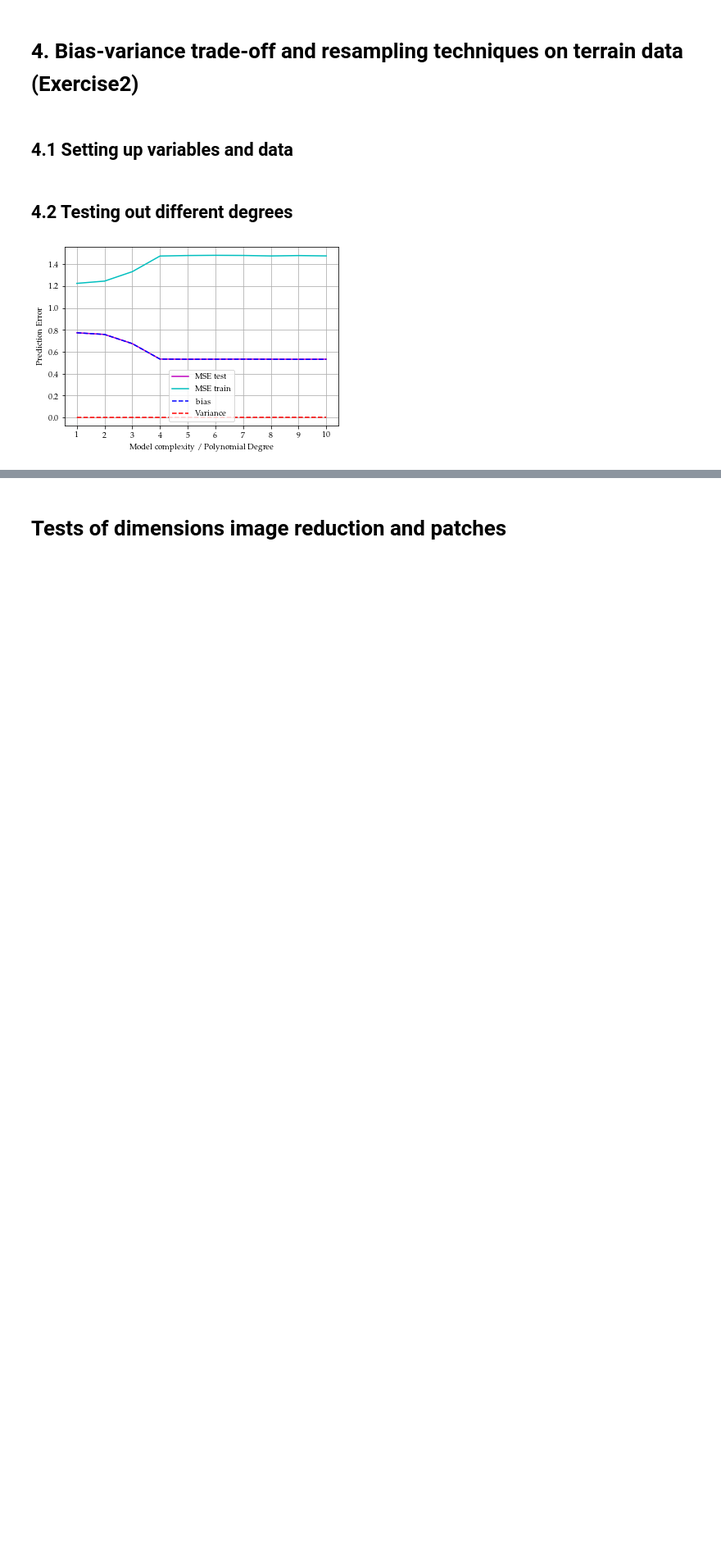
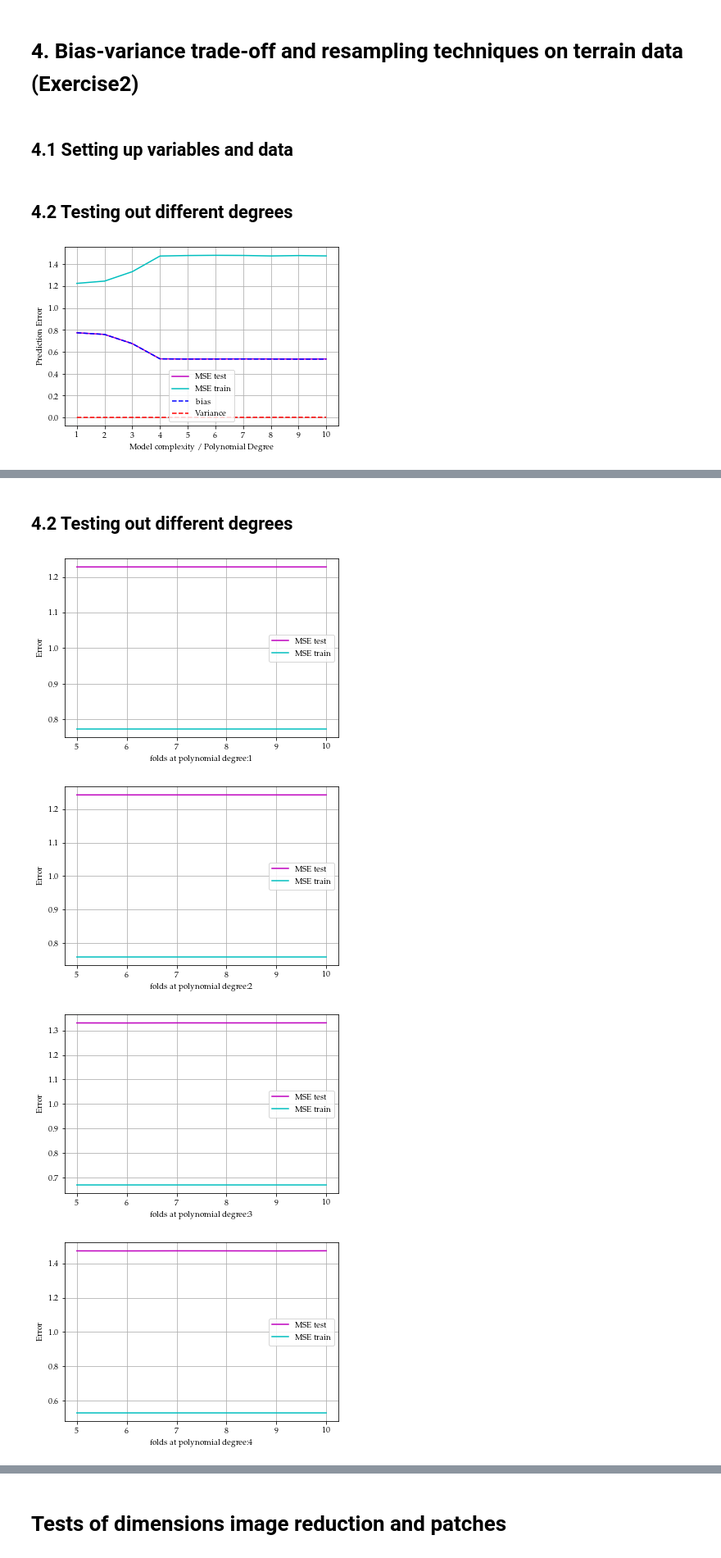
Before and after one commit to AndreasBordvik/FYS-STK4155-Prj1_report, a Jupyter notebook: code/Exercise6.ipynb, the cells around one changed output, grey strips where cells are left out. Shown at 82% size. Drawn from its saved outputs; the diff is of its cells as text; code cells hidden in the pictures; blank space fills up the shorter version.

```diff
--- a/code/Exercise6.ipynb
+++ b/code/Exercise6.ipynb
@@ -528,0 +628,22 @@ plt.show()
+# %% [markdown]
+## 4.2 Testing out different degrees
+# %%
+maxdegree = 5
+for degree in range(1, maxdegree+1):
+
+    X = create_X(x, y, n=degree)
+    MSE_test, MSE_train, folds = cross_val(X_data= X, t_data=z, model=OLS(degree))
+    plt.plot(folds, MSE_test,"m", label='MSE test')
+    plt.plot(folds, MSE_train,"c", label='MSE train')
+
+    plt.xlabel(f"folds at polynomial degree:{degree}")
+    plt.ylabel("Error")
+
+    plt.grid(True)
+    plt.legend()
+    plt.show()
+# %% [output]
+[figure, added]
+[figure, added]
+[figure, added]
+[figure, added]
```
Also changed, not shown: parts of 11 cells of this notebook, 1 other file.
